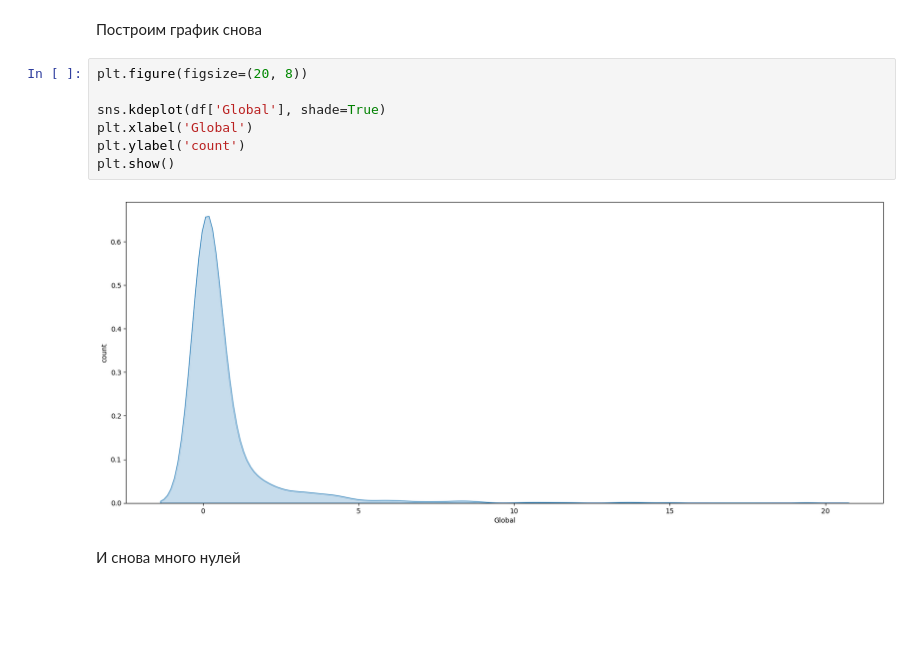
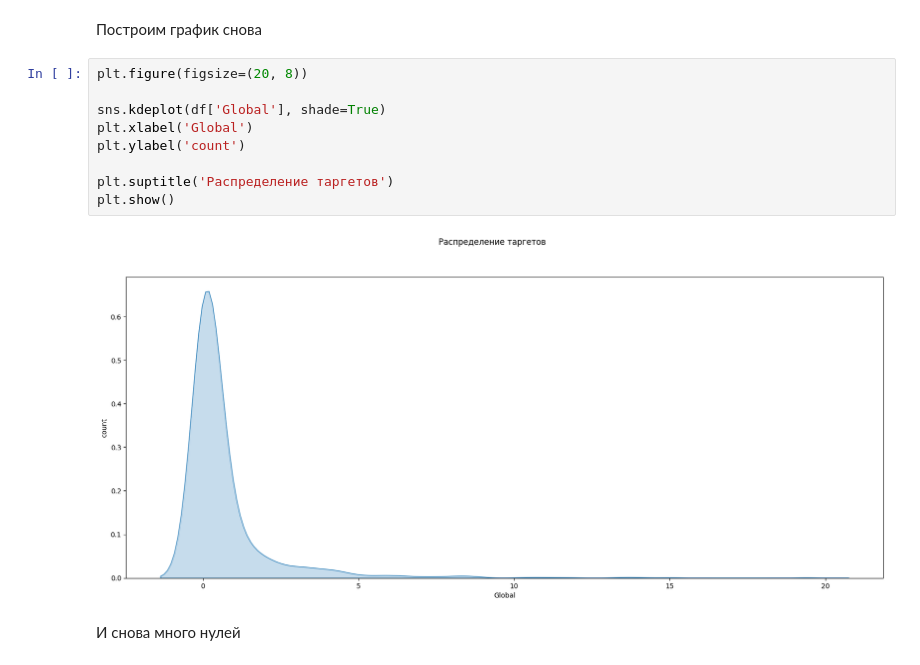
Before and after one commit to Ilya-c4talyst/step_course, a Jupyter notebook: 2_visualize/2_1.ipynb, the cells around one changed output. Cells and saved outputs as stored; diff of their text form; blank space fills up the shorter version.

```diff
--- a/2_visualize/2_1.ipynb
+++ b/2_visualize/2_1.ipynb
@@ -100,12 +102,14 @@ df = df[df['Year'].notna() | df['Publisher'].notna()]
 # %%
 plt.figure(figsize=(20, 8))
 
 sns.kdeplot(df['Global'], shade=True)
 plt.xlabel('Global')
 plt.ylabel('count')
+
+plt.suptitle('Распределение таргетов')
 plt.show()
 # %% [output]
-[figure, old version]
+[figure, new version]
 # %% [markdown]
 И снова много нулей
 # %%
```
Also changed, not shown: parts of 5 cells of this notebook.
